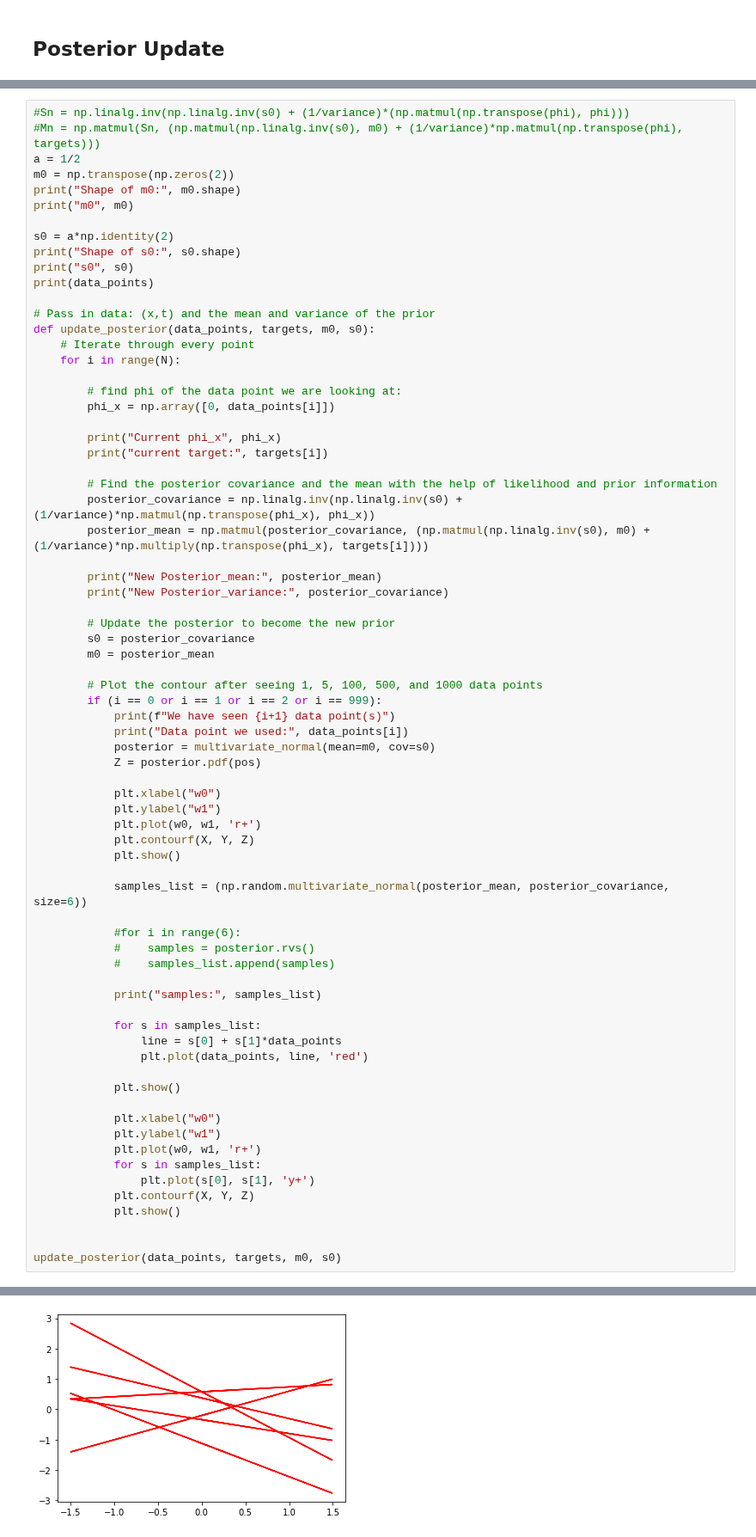
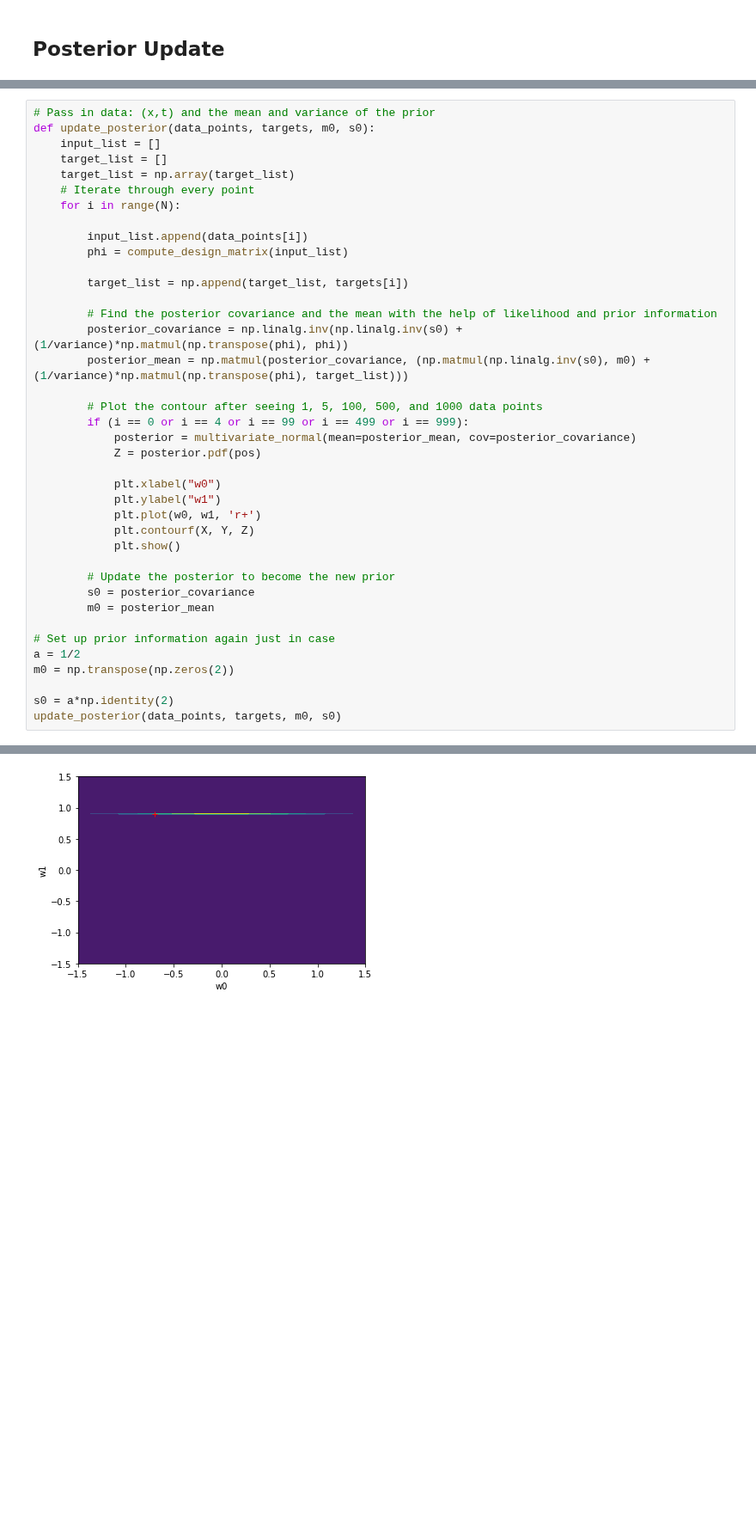
Before and after one commit to graterollin/PRML, a Jupyter notebook: hw3/HW3_Q2.ipynb, the cells around one changed output, grey strips where cells are left out. Shown at 86% size. Saved outputs shown, nothing was run; the diff lists cells and outputs as text; blank space fills up the shorter version.

Commit message:
Finished corrected posterior update

```diff
--- a/hw3/HW3_Q2.ipynb
+++ b/hw3/HW3_Q2.ipynb
@@ -240,43 +92,24 @@ likelihood: <scipy.stats._multivariate.multivariate_normal_frozen object at 0x..
 # %%
-#Sn = np.linalg.inv(np.linalg.inv(s0) + (1/variance)*(np.matmul(np.transpose(phi), phi)))
-#Mn = np.matmul(Sn, (np.matmul(np.linalg.inv(s0), m0) + (1/variance)*np.matmul(np.transpose(phi), targets)))
-a = 1/2
-m0 = np.transpose(np.zeros(2))
-print("Shape of m0:", m0.shape)
-print("m0", m0)
-
-s0 = a*np.identity(2)
-print("Shape of s0:", s0.shape)
-print("s0", s0)
-print(data_points)
-
 # Pass in data: (x,t) and the mean and variance of the prior
 def update_posterior(data_points, targets, m0, s0):
+    input_list = []
+    target_list = []
+    target_list = np.array(target_list)
     # Iterate through every point
     for i in range(N):
 
-        # find phi of the data point we are looking at:
-        phi_x = np.array([0, data_points[i]])
+        input_list.append(data_points[i])
+        phi = compute_design_matrix(input_list)
 
-        print("Current phi_x", phi_x)
-        print("current target:", targets[i])
+        target_list = np.append(target_list, targets[i])
 
         # Find the posterior covariance and the mean with the help of likelihood and prior information
-        posterior_covariance = np.linalg.inv(np.linalg.inv(s0) + (1/variance)*np.matmul(np.transpose(phi_x), phi_x))
-        posterior_mean = np.matmul(posterior_covariance, (np.matmul(np.linalg.inv(s0), m0) + (1/variance)*np.multiply(np.transpose(phi_x), targets[i])))
-
-        print("New Posterior_mean:", posterior_mean)
-        print("New Posterior_variance:", posterior_covariance)
-
-        # Update the posterior to become the new prior
-        s0 = posterior_covariance
-        m0 = posterior_mean
+        posterior_covariance = np.linalg.inv(np.linalg.inv(s0) + (1/variance)*np.matmul(np.transpose(phi), phi))
+        posterior_mean = np.matmul(posterior_covariance, (np.matmul(np.linalg.inv(s0), m0) + (1/variance)*np.matmul(np.transpose(phi), target_list)))
 
         # Plot the contour after seeing 1, 5, 100, 500, and 1000 data points
-        if (i == 0 or i == 1 or i == 2 or i == 999):
-            print(f"We have seen {i+1} data point(s)")
-            print("Data point we used:", data_points[i])
-            posterior = multivariate_normal(mean=m0, cov=s0)
+        if (i == 0 or i == 4 or i == 99 or i == 499 or i == 999):
+            posterior = multivariate_normal(mean=posterior_mean, cov=posterior_covariance)
             Z = posterior.pdf(pos)
 
             plt.xlabel("w0")
@@ -285,28 +118,14 @@ def update_posterior(data_points, targets, m0, s0):
             plt.contourf(X, Y, Z)
             plt.show()
 
-            samples_list = (np.random.multivariate_normal(posterior_mean, posterior_covariance, size=6))
+        # Update the posterior to become the new prior
+        s0 = posterior_covariance
+        m0 = posterior_mean
 
-            #for i in range(6):
-            #    samples = posterior.rvs()
-            #    samples_list.append(samples)
+# Set up prior information again just in case
+a = 1/2
+m0 = np.transpose(np.zeros(2))
 
-            print("samples:", samples_list)
-
-            for s in samples_list:
-                line = s[0] + s[1]*data_points
-                plt.plot(data_points, line, 'red')
-
-            plt.show()
-
-            plt.xlabel("w0")
-            plt.ylabel("w1")
-            plt.plot(w0, w1, 'r+')
-            for s in samples_list:
-                plt.plot(s[0], s[1], 'y+')
-            plt.contourf(X, Y, Z)
-            plt.show()
-
-
+s0 = a*np.identity(2)
 update_posterior(data_points, targets, m0, s0)
 # %% [output]
@@ -353 +136 @@ samples: [[-0.34016018 -0.45764208]
-[figure, old version]
+[figure, new version]
```
Also changed, not shown: parts of 9 cells of this notebook.
